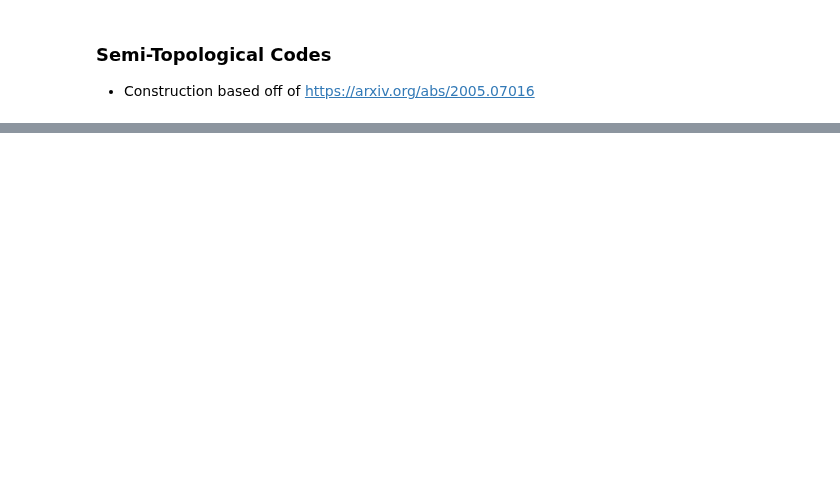
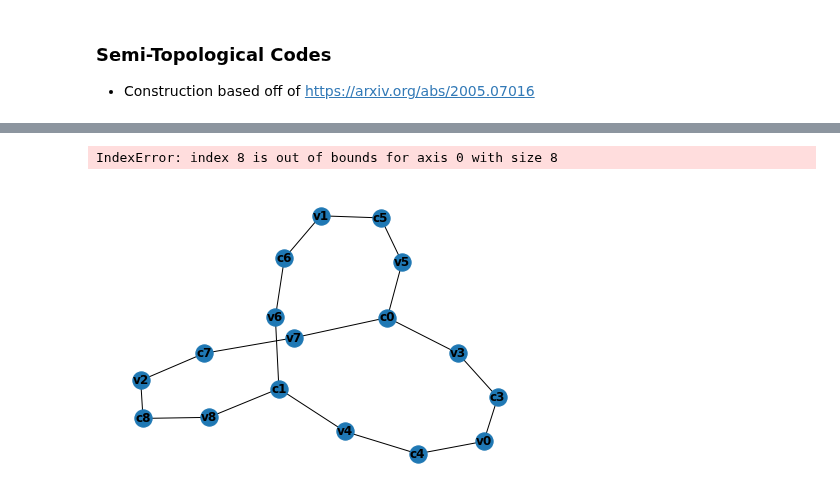
Before and after one commit to Samyak-Surti/QLDPCCodeSim, a Jupyter notebook: semi_topological_code.ipynb, the cells around one changed output, grey strips where cells are left out. Cells and saved outputs as stored; diff of their text form; code cells hidden in the pictures; blank space fills up the shorter version.

Commit message:
Working on constructing semi-topological codes for various values of g

```diff
--- a/semi_topological_code.ipynb
+++ b/semi_topological_code.ipynb
@@ -30,10 +31,11 @@ def tanner_to_parity_check_mat(G: nx.Graph) -> np.array:
     mat = np.zeros((num_check_nodes, num_var_nodes))
     for edge in G_edges:
         if (edge[0][0] == 'c'):
-            mat[int(edge[0][1])][int(edge[1][1])] = 1
+            mat[int(edge[0][1:])][int(edge[1][1:])] = 1
         else:
-            mat[int(edge[1][1])][int(edge[0][1])] = 1
-    pc_mat_1 = nx.incidence_matrix(tan_graph_1)
+            mat[int(edge[1][1:])][int(edge[0][1:])] = 1
+
+    return mat
 
 def parity_check_mat_to_tanner(mat: np.array) -> nx.Graph:
     """
@@ -362,0 +393,20 @@ def construct_hypergraph_prod_code(pc_mat_1: np.array, pc_mat_2: np.array) -> Tu
+# %%
+two_three_code_tanner = parity_check_mat_to_tanner(np.array([[1,1,1],[1,1,1]]))
+
+# Construct semi-topological code with g = 1
+two_three_aug_1_tanner = g_augmented_ldpc_code(two_three_code_tanner, 1)
+nx.draw(two_three_aug_1_tanner, with_labels=True, font_weight='bold')
+
+# Parity-check matrix for above tanner graph
+two_three_aug_1_pc = matrix(tanner_to_parity_check_mat(two_three_aug_1_tanner))
+print(np.array(two_three_aug_1_pc, dtype=int))
+
+# Codespace for above code
+two_three_aug_1_code = two_three_aug_1_pc.right_kernel()
+
+# Parity-check matrix for dual of above code
+two_three_aug_1_dual_pc = np.array(two_three_aug_1_code.basis_matrix(), dtype=int)
+print(two_three_aug_1_dual_pc)
+# %% [output]
+IndexError: index 8 is out of bounds for axis 0 with size 8
+[figure, added]
```
Also changed, not shown: parts of 6 cells of this notebook.
